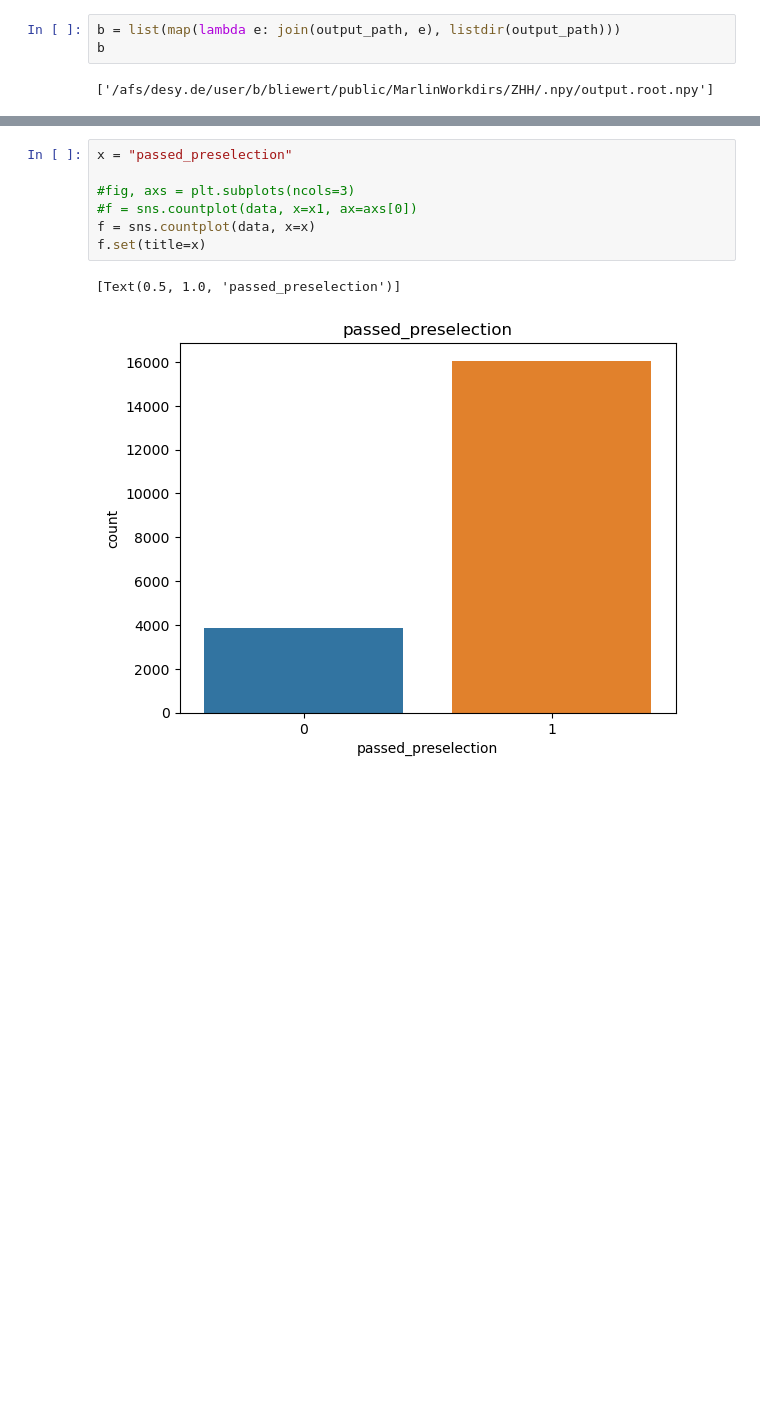
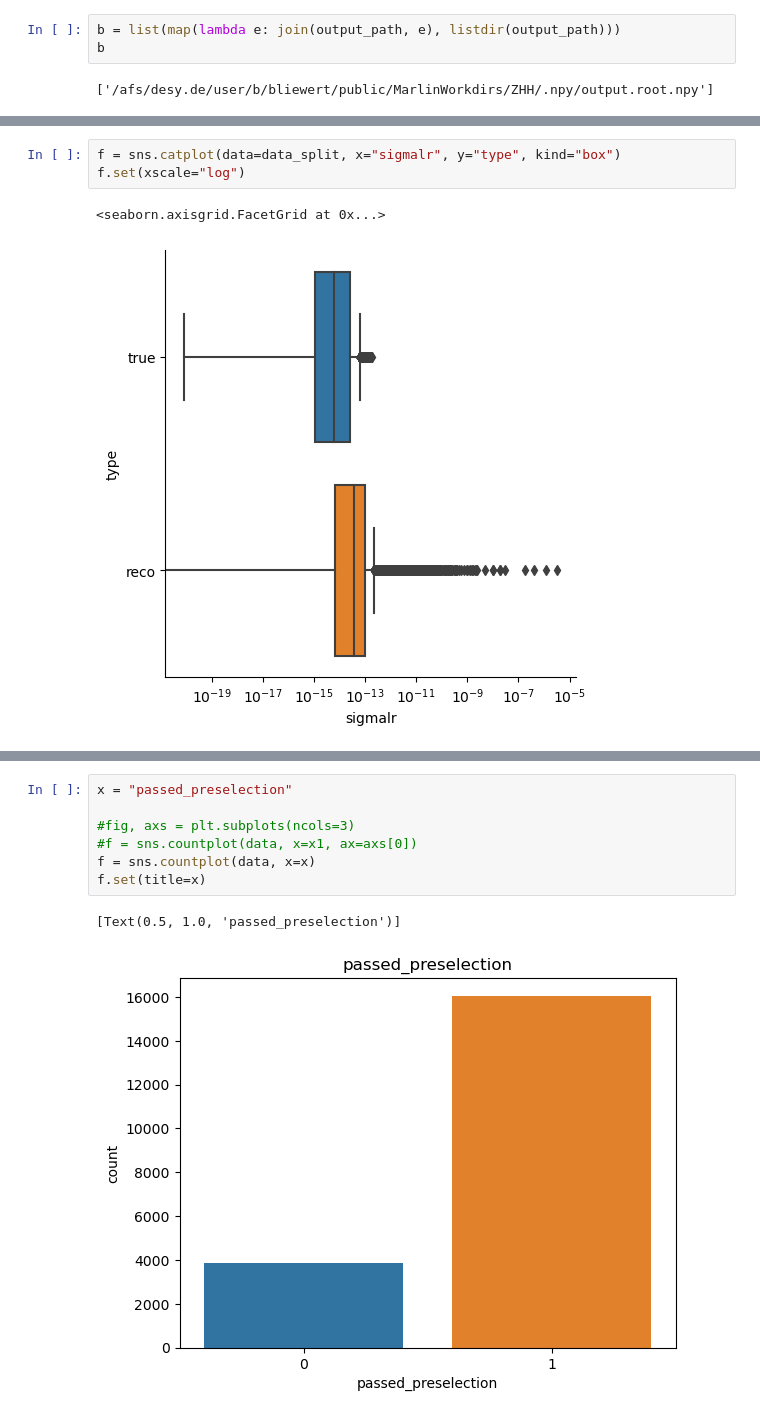
Before and after one commit to ILDAnaSoft/ZHH, a Jupyter notebook: view.ipynb, the cells around one changed output, grey strips where cells are left out. Drawn from its saved outputs; the diff is of its cells as text; blank space fills up the shorter version.

```diff
--- a/view.ipynb
+++ b/view.ipynb
@@ -97,0 +203,6 @@ data["reco_mz_wt"] = data["reco_mz"] / data["reco_sigmalr"]
+# %%
+f = sns.catplot(data=data_split, x="sigmalr", y="type", kind="box")
+f.set(xscale="log")
+# %% [output]
+<seaborn.axisgrid.FacetGrid at 0x...>
+[figure, added]
```
Also changed, not shown: parts of 25 cells of this notebook, 2 other files.
